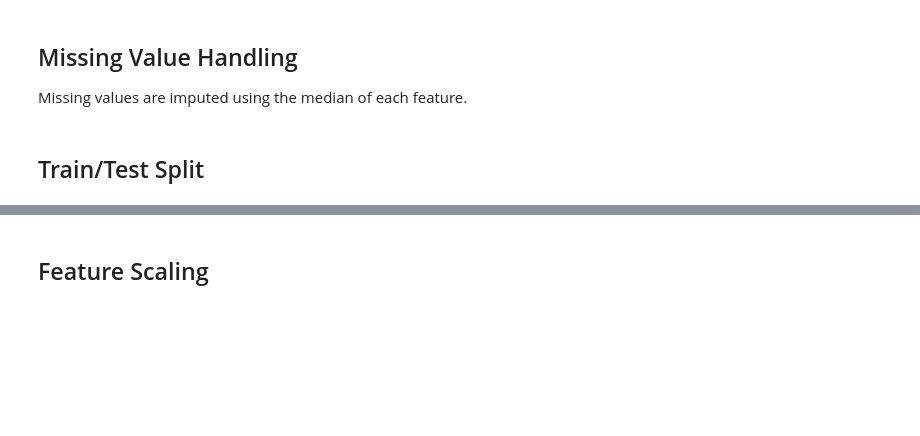
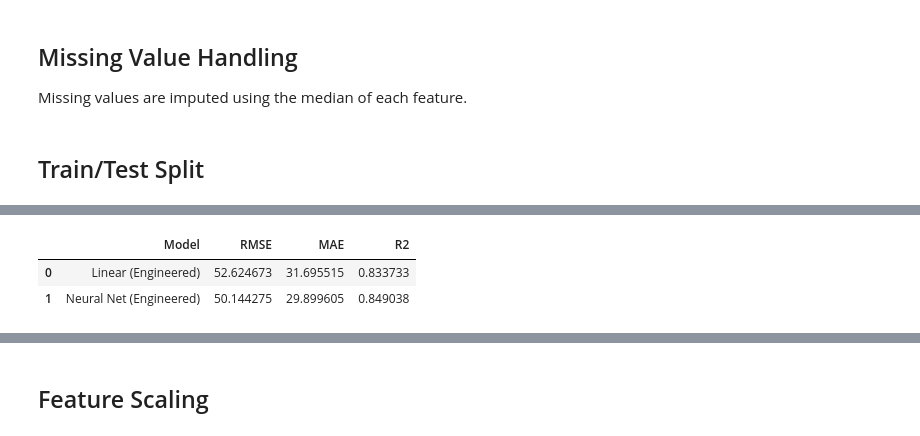
Before and after one commit to ChetnaLourembam/ML-DS, a Jupyter notebook: 3_Model/model_definition_evaluation.ipynb, the cells around one changed output, grey strips where cells are left out. Cells and saved outputs as stored; diff of their text form; code cells hidden in the pictures; blank space fills up the shorter version.

```diff
--- a/3_Model/model_definition_evaluation.ipynb
+++ b/3_Model/model_definition_evaluation.ipynb
@@ -77,0 +170,17 @@ X_train, X_test, y_train, y_test = train_test_split(
+# %%
+lin_pipeline = Pipeline(
+    steps=[
+        ("scaler", StandardScaler()),
+        ("model", LinearRegression())
+    ]
+)
+
+lin_pipeline.fit(X_train, y_train)
+
+y_pred_lin = lin_pipeline.predict(X_val)
+
+rmse_lin = mean_squared_error(y_val, y_pred_lin, squared=False)
+mae_lin = mean_absolute_error(y_val, y_pred_lin)
+r2_lin = r2_score(y_val, y_pred_lin)
+
+rmse_lin, mae_lin, r2_lin
@@ -77,0 +244,16 @@ X_train, X_test, y_train, y_test = train_test_split(
+# %%
+y_pred_nn = model.predict(X_val_scaled).flatten()
+
+rmse_nn = mean_squared_error(y_val, y_pred_nn, squared=False)
+mae_nn = mean_absolute_error(y_val, y_pred_nn)
+r2_nn = r2_score(y_val, y_pred_nn)
+
+results = pd.DataFrame({
+    "Model": ["Linear (Engineered)", "Neural Net (Engineered)"],
+    "RMSE": [rmse_lin, rmse_nn],
+    "MAE": [mae_lin, mae_nn],
+    "R2": [r2_lin, r2_nn]
+})
+
+results
+# %% [output]
@@ -77,0 +261,3 @@ X_train, X_test, y_train, y_test = train_test_split(
+|  | Model | RMSE | MAE | R2 |
+| 0 | Linear (Engineered) | 52.624673 | 31.695515 | 0.833733 |
+| 1 | Neural Net (Engineered) | 50.144275 | 29.899605 | 0.849038 |
```
Also changed, not shown: parts of 14 cells of this notebook.
